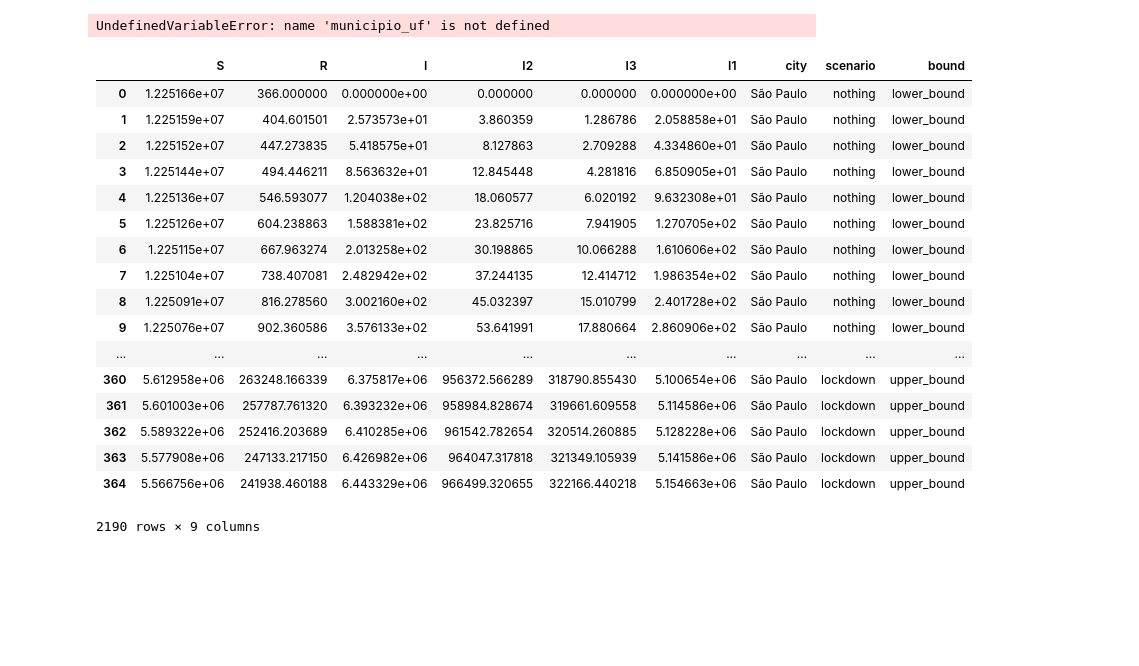
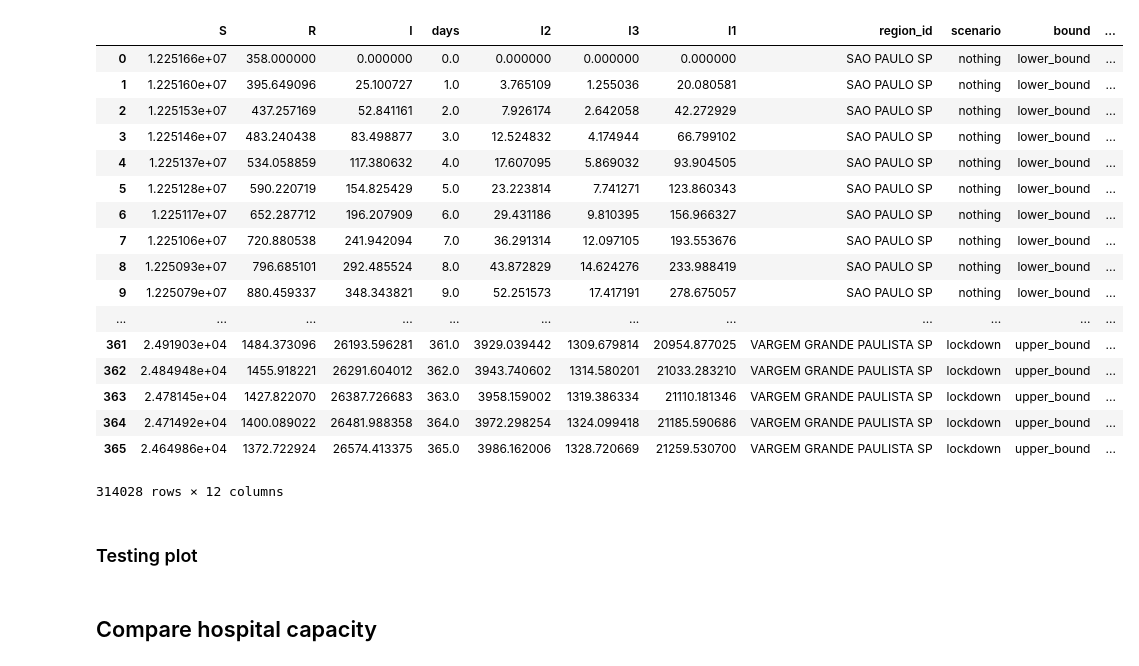
Before and after one commit to JoaoCarabetta/SimulaCovid, a Jupyter notebook: notebooks/tests_model.ipynb, the cells around one changed output. Drawn from its saved outputs; the diff is of its cells as text; code cells hidden in the pictures; blank space fills up the shorter version.

Commit message:
run model + compare beds and respirator capacity

```diff
--- a/notebooks/tests_model.ipynb
+++ b/notebooks/tests_model.ipynb
@@ -82,0 +132,3 @@ def import_cities(path):
+# %%
+df_sus = clean_data.treat_sus(config['raw_paths']['sus'], config['treated_paths']['sus'])
+df_sus
@@ -82,0 +167,4 @@ def import_cities(path):
+# %%
+# merge sus and cases data
+df = pd.merge(df_cases_brasilio, df_sus, how='left', on='region_id')
+df
@@ -87,10 +192,3 @@ config = yaml.load(open('../configs/config.yaml', 'r'), Loader=yaml.FullLoader)
-# %%
-df_cases = import_cities(config['data_paths']['cases'])
-
-df_sus = get_sus_data(TREAT_PATH / config['data_paths']['sus'])
-
-# merge sus and cases data
-df = pd.merge(df_cases, df_sus, how='left', on='region_id')
 # %%
 df_final = pd.DataFrame()
 
@@ -98,7 +196,7 @@ for region_id in df['region_id'].unique():
     for scenario, s_values  in config['scenarios'].items():
         for bound, r0 in s_values['R0'].items():
 
-            df_city = df.query(f"municipio_uf == '{region_id}'")
+            df_city = df.query(f"region_id == '{region_id}'")
 
             current_state = {
                 'population': df_city['populacao'].values[0],
@@ -115,29 +213,29 @@ for region_id in df['region_id'].unique():
 
             df_final = pd.concat([df_final, res], axis=0)
 
-#     df_final.to_csv(OUTPUT_PATH / 'model_for_city_{}.csv'.format(study), index=False)
-
+# df_final.to_csv(OUTPUT_PATH / 'model_for_city_{}.csv'.format(study), index=False)
 # df_final.to_csv('../data/output/model_for_city.csv', index=False)
-# %% [output]
-UndefinedVariableError: name 'municipio_uf' is not defined
-# %%
-df_final
-# %% [output]
-|  | S | R | I | I2 | I3 | I1 | city | scenario | bound |
-| 0 | 1.225166e+07 | 366.000000 | 0.000000e+00 | 0.000000 | 0.000000 | 0.000000e+00 | São Paulo | nothing | lower_bound |
-| 1 | 1.225159e+07 | 404.601501 | 2.573573e+01 | 3.860359 | 1.286786 | 2.058858e+01 | São Paulo | nothing | lower_bound |
-| 2 | 1.225152e+07 | 447.273835 | 5.418575e+01 | 8.127863 | 2.709288 | 4.334860e+01 | São Paulo | nothing | lower_bound |
-| 3 | 1.225144e+07 | 494.446211 | 8.563632e+01 | 12.845448 | 4.281816 | 6.850905e+01 | São Paulo | nothing | lower_bound |
-| 4 | 1.225136e+07 | 546.593077 | 1.204038e+02 | 18.060577 | 6.020192 | 9.632308e+01 | São Paulo | nothing | lower_bound |
-| 5 | 1.225126e+07 | 604.238863 | 1.588381e+02 | 23.825716 | 7.941905 | 1.270705e+02 | São Paulo | nothing | lower_bound |
-| 6 | 1.225115e+07 | 667.963274 | 2.013258e+02 | 30.198865 | 10.066288 | 1.610606e+02 | São Paulo | nothing | lower_bound |
-| 7 | 1.225104e+07 | 738.407081 | 2.482942e+02 | 37.244135 | 12.414712 | 1.986354e+02 | São Paulo | nothing | lower_bound |
-| 8 | 1.225091e+07 | 816.278560 | 3.002160e+02 | 45.032397 | 15.010799 | 2.401728e+02 | São Paulo | nothing | lower_bound |
-| 9 | 1.225076e+07 | 902.360586 | 3.576133e+02 | 53.641991 | 17.880664 | 2.860906e+02 | São Paulo | nothing | lower_bound |
-| ... | ... | ... | ... | ... | ... | ... | ... | ... | ... |
-| 360 | 5.612958e+06 | 263248.166339 | 6.375817e+06 | 956372.566289 | 318790.855430 | 5.100654e+06 | São Paulo | lockdown | upper_bound |
-| 361 | 5.601003e+06 | 257787.761320 | 6.393232e+06 | 958984.828674 | 319661.609558 | 5.114586e+06 | São Paulo | lockdown | upper_bound |
-| 362 | 5.589322e+06 | 252416.203689 | 6.410285e+06 | 961542.782654 | 320514.260885 | 5.128228e+06 | São Paulo | lockdown | upper_bound |
-| 363 | 5.577908e+06 | 247133.217150 | 6.426982e+06 | 964047.317818 | 321349.105939 | 5.141586e+06 | São Paulo | lockdown | upper_bound |
-| 364 | 5.566756e+06 | 241938.460188 | 6.443329e+06 | 966499.320655 | 322166.440218 | 5.154663e+06 | São Paulo | lockdown | upper_bound |
-2190 rows × 9 columns
+# %%
+df_final['municipio'] = df_final['region_id'].apply(lambda x: x[:-2])
+df_final['uf'] = df_final['region_id'].apply(lambda x: x[-2:])
+
+df_final
+# %% [output]
+|  | S | R | I | days | I2 | I3 | I1 | region_id | scenario | bound | ... |
+| 0 | 1.225166e+07 | 358.000000 | 0.000000 | 0.0 | 0.000000 | 0.000000 | 0.000000 | SAO PAULO SP | nothing | lower_bound | ... |
+| 1 | 1.225160e+07 | 395.649096 | 25.100727 | 1.0 | 3.765109 | 1.255036 | 20.080581 | SAO PAULO SP | nothing | lower_bound | ... |
+| 2 | 1.225153e+07 | 437.257169 | 52.841161 | 2.0 | 7.926174 | 2.642058 | 42.272929 | SAO PAULO SP | nothing | lower_bound | ... |
+| 3 | 1.225146e+07 | 483.240438 | 83.498877 | 3.0 | 12.524832 | 4.174944 | 66.799102 | SAO PAULO SP | nothing | lower_bound | ... |
+| 4 | 1.225137e+07 | 534.058859 | 117.380632 | 4.0 | 17.607095 | 5.869032 | 93.904505 | SAO PAULO SP | nothing | lower_bound | ... |
+| 5 | 1.225128e+07 | 590.220719 | 154.825429 | 5.0 | 23.223814 | 7.741271 | 123.860343 | SAO PAULO SP | nothing | lower_bound | ... |
+| 6 | 1.225117e+07 | 652.287712 | 196.207909 | 6.0 | 29.431186 | 9.810395 | 156.966327 | SAO PAULO SP | nothing | lower_bound | ... |
+| 7 | 1.225106e+07 | 720.880538 | 241.942094 | 7.0 | 36.291314 | 12.097105 | 193.553676 | SAO PAULO SP | nothing | lower_bound | ... |
+| 8 | 1.225093e+07 | 796.685101 | 292.485524 | 8.0 | 43.872829 | 14.624276 | 233.988419 | SAO PAULO SP | nothing | lower_bound | ... |
+| 9 | 1.225079e+07 | 880.459337 | 348.343821 | 9.0 | 52.251573 | 17.417191 | 278.675057 | SAO PAULO SP | nothing | lower_bound | ... |
+| ... | ... | ... | ... | ... | ... | ... | ... | ... | ... | ... | ... |
+| 361 | 2.491903e+04 | 1484.373096 | 26193.596281 | 361.0 | 3929.039442 | 1309.679814 | 20954.877025 | VARGEM GRANDE PAULISTA SP | lockdown | upper_bound | ... |
+| 362 | 2.484948e+04 | 1455.918221 | 26291.604012 | 362.0 | 3943.740602 | 1314.580201 | 21033.283210 | VARGEM GRANDE PAULISTA SP | lockdown | upper_bound | ... |
+| 363 | 2.478145e+04 | 1427.822070 | 26387.726683 | 363.0 | 3958.159002 | 1319.386334 | 21110.181346 | VARGEM GRANDE PAULISTA SP | lockdown | upper_bound | ... |
+| 364 | 2.471492e+04 | 1400.089022 | 26481.988358 | 364.0 | 3972.298254 | 1324.099418 | 21185.590686 | VARGEM GRANDE PAULISTA SP | lockdown | upper_bound | ... |
+| 365 | 2.464986e+04 | 1372.722924 | 26574.413375 | 365.0 | 3986.162006 | 1328.720669 | 21259.530700 | VARGEM GRANDE PAULISTA SP | lockdown | upper_bound | ... |
+314028 rows × 12 columns
@@ -143,0 +244,2 @@ df_final
+# %% [markdown]
+### Testing plot
@@ -143,0 +253,2 @@ df_final
+# %% [markdown]
+## Compare hospital capacity
```
Also changed, not shown: parts of 54 cells of this notebook.
